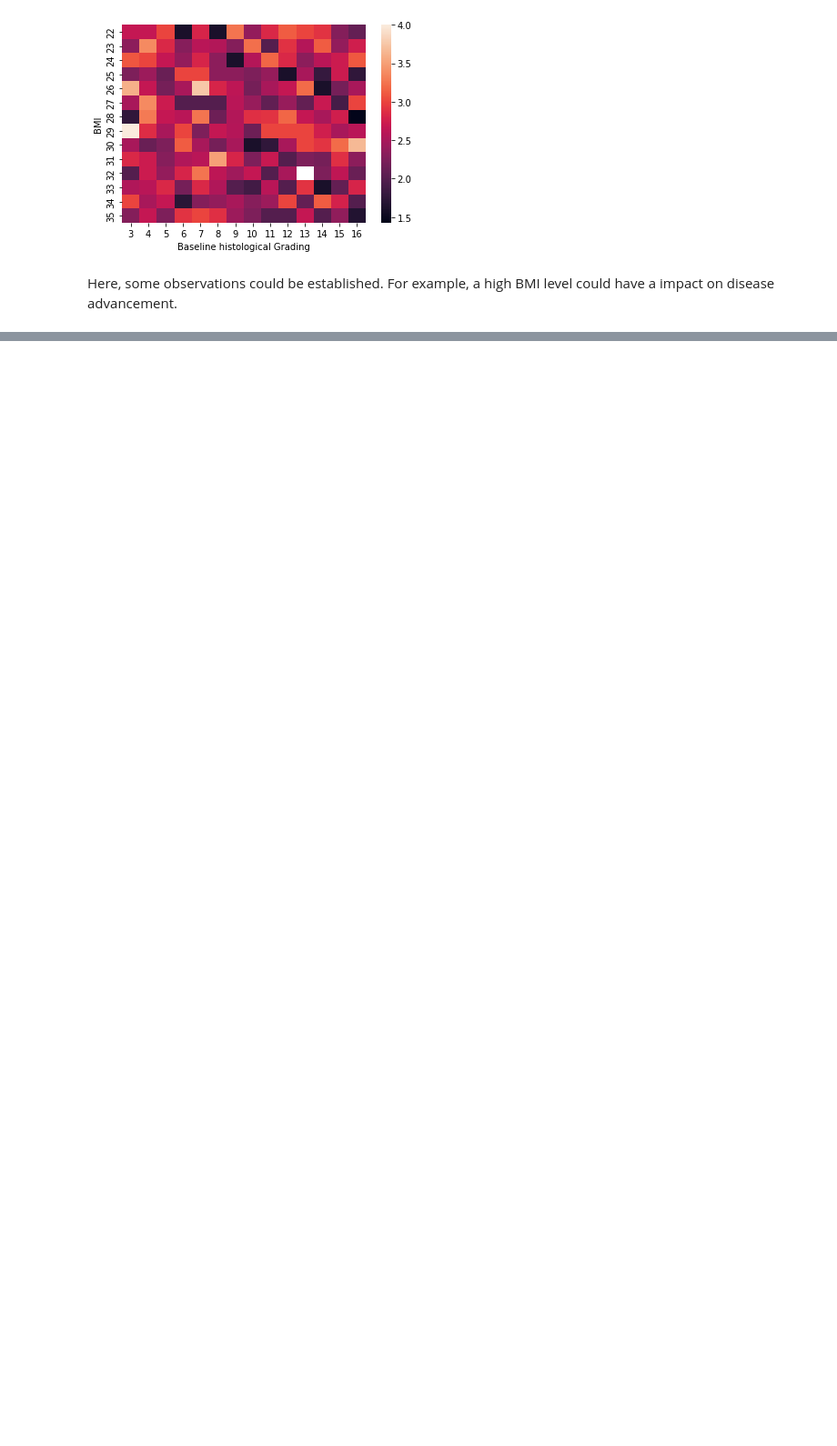
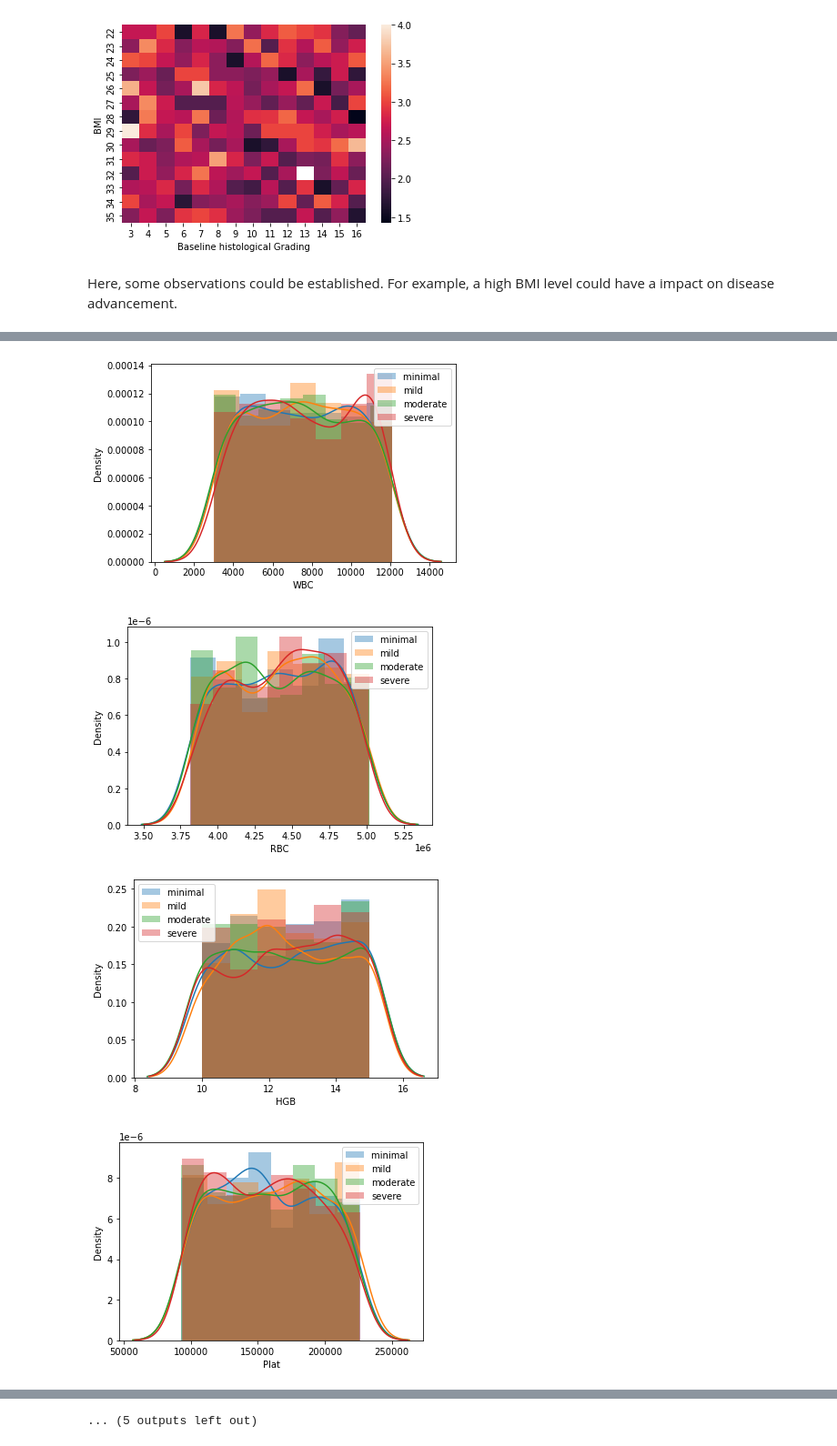
Before and after one commit to OmdenaAI/giza-egypt-chapter-analysing-open-data, a Jupyter notebook: src/tasks/task_2_data_visualization/visualize_data_about_HCV-Dataset.ipynb, the cells around one changed output, grey strips where cells are left out. Shown at 91% size. Saved outputs shown, nothing was run; the diff lists cells and outputs as text; code cells hidden in the pictures; blank space fills up the shorter version.

```diff
--- a/src/tasks/task_2_data_visualization/visualize_data_about_HCV-Dataset.ipynb
+++ b/src/tasks/task_2_data_visualization/visualize_data_about_HCV-Dataset.ipynb
@@ -410,0 +412,5 @@ The male persons are more sensitive ; higher Baseline histological Grading level
+# %%
+minimal_advancement_group= data[data['Baselinehistological staging'] == 1]
+mild_advancement_group= data[data['Baselinehistological staging'] == 2]
+moderate_advancement_group= data[data['Baselinehistological staging'] == 3]
+severe_advancement_group= data[data['Baselinehistological staging'] == 4]
@@ -410,0 +429,3 @@ The male persons are more sensitive ; higher Baseline histological Grading level
+# %%
+blood_columns = data.iloc[:,10:-2]
+blood_columns.head()
@@ -410,0 +443,14 @@ The male persons are more sensitive ; higher Baseline histological Grading level
+# %%
+for col in blood_columns:
+    plt.figure()
+
+    sns.distplot(minimal_advancement_group[col], label='minimal ')
+    sns.distplot(mild_advancement_group[col], label='mild')
+    sns.distplot(moderate_advancement_group[col], label='moderate')
+    sns.distplot(severe_advancement_group[col], label='severe')
+    plt.legend()
+# %% [output]
+[figure, added]
+[figure, added]
+[figure, added]
+[figure, added]
@@ -410,0 +465 @@ The male persons are more sensitive ; higher Baseline histological Grading level
+... (5 outputs left out)
```
Also changed, not shown: parts of 27 cells of this notebook.
